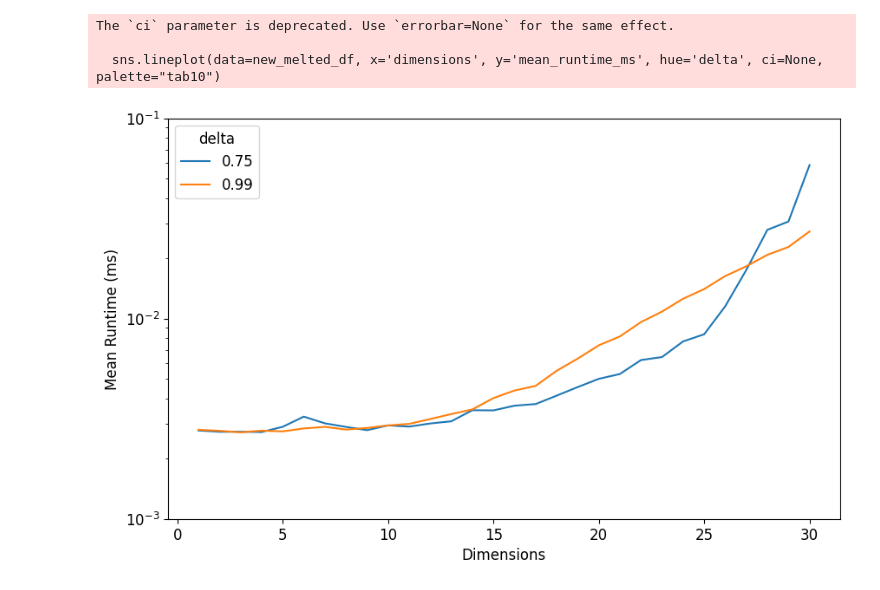
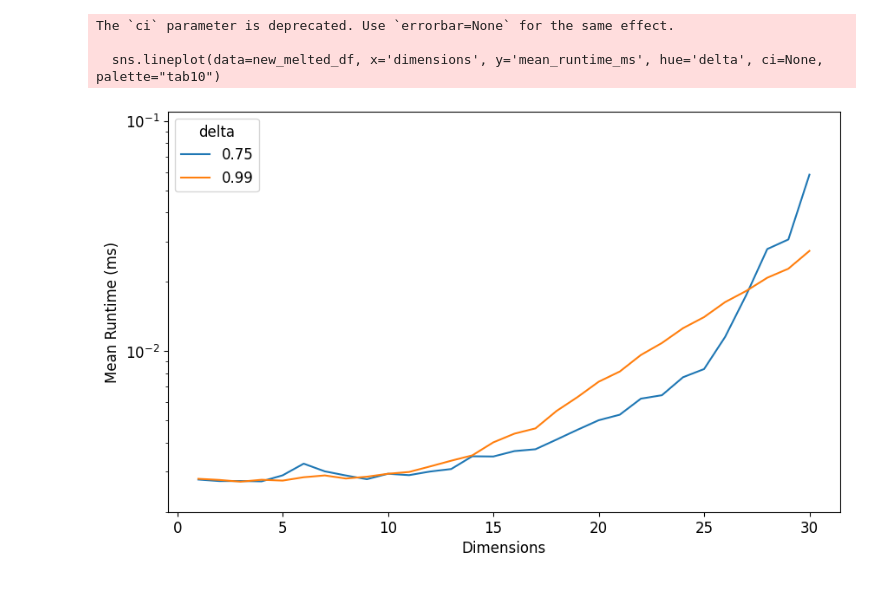
Before and after one commit to freddyc2003/svp, a Jupyter notebook: testing/run-time.ipynb, the cells around one changed output. Cells and saved outputs as stored; diff of their text form; code cells hidden in the pictures.

```diff
--- a/testing/run-time.ipynb
+++ b/testing/run-time.ipynb
@@ -37,18 +37,18 @@ new_melted_df = new_pivot_df.melt(id_vars='dimensions', var_name='delta', value_
 # %%
 plt.figure(figsize=(10, 6))
 sns.lineplot(data=new_melted_df, x='dimensions', y='mean_runtime_ms', hue='delta', ci=None, palette="tab10")
 plt.yscale('log')
 plt.xlabel('Dimensions')
 plt.ylabel('Mean Runtime (ms)')
 
 # Set custom y-axis limits
-plt.ylim(0.002, 0.1)  # Replace ymin and ymax with your desired values
+plt.ylim(0.002, 0.11)  # Replace ymin and ymax with your desired values
 
 file_path_to_save = 'mean_runtime_vs_dimensions_plot.png'
 plt.savefig(file_path_to_save, dpi=800)
 plt.show()
 # %% [output]
 The `ci` parameter is deprecated. Use `errorbar=None` for the same effect.
 
   sns.lineplot(data=new_melted_df, x='dimensions', y='mean_runtime_ms', hue='delta', ci=None, palette="tab10")
-[figure, old version]
+[figure, new version]
```
Also changed, not shown: 18 other files.
